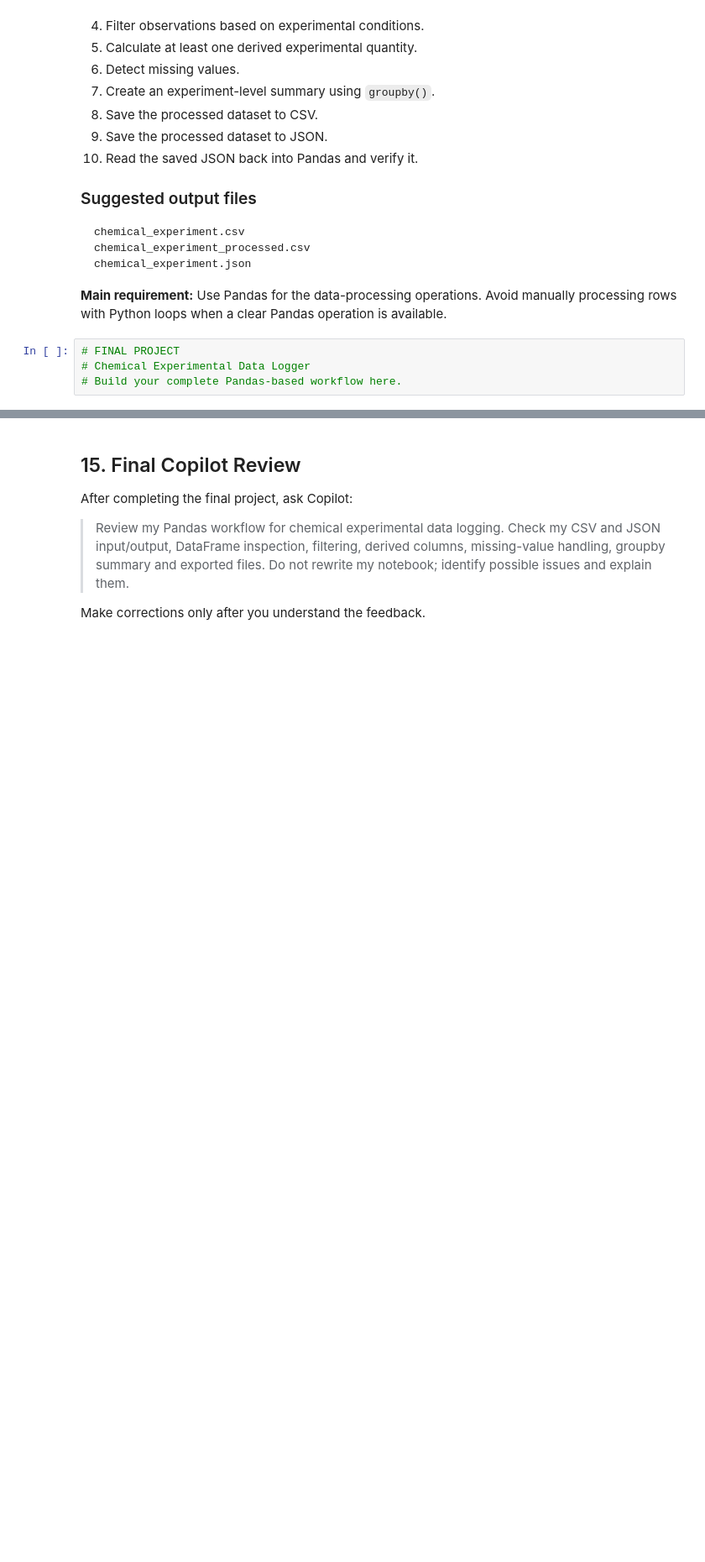
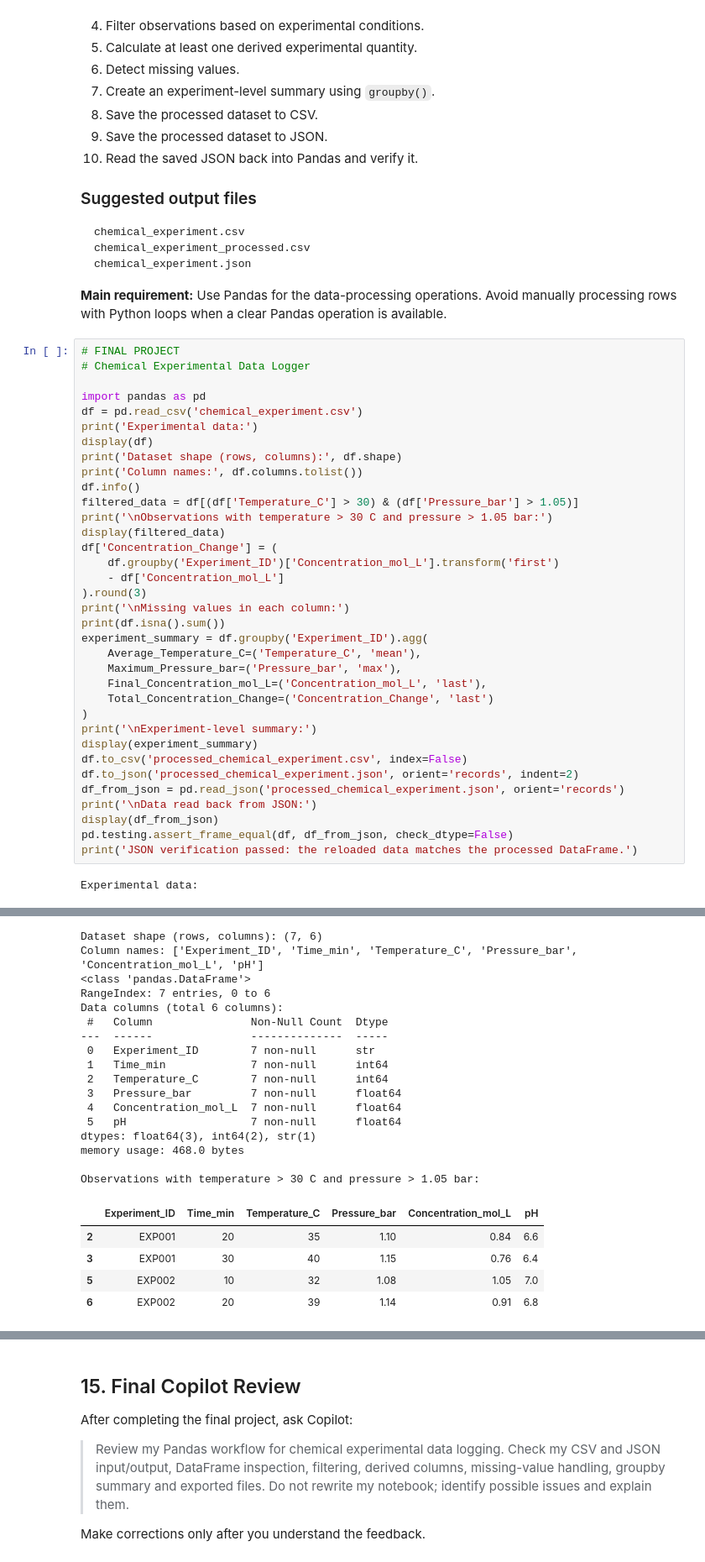
Before and after one commit to sakshamtungare-del/CP_Practical, a Jupyter notebook: Practical_08_File_IO_Experimental_Data_Pandas_CSV_JSON.ipynb, the cells around one changed output, grey strips where cells are left out. Shown: that part at 84% size. Cells and saved outputs as stored; diff of their text form; blank space fills up the shorter version.

````diff
--- a/Practical_08_File_IO_Experimental_Data_Pandas_CSV_JSON.ipynb
+++ b/Practical_08_File_IO_Experimental_Data_Pandas_CSV_JSON.ipynb
@@ -543,7 +571,40 @@ chemical_experiment.json
 ```
 
 **Main requirement:** Use Pandas for the data-processing operations. Avoid manually processing rows with Python loops when a clear Pandas operation is available.
-# %%
-# FINAL PROJECT
-# Chemical Experimental Data Logger
-# Build your complete Pandas-based workflow here.
+# %%
+# FINAL PROJECT
+# Chemical Experimental Data Logger
+
+import pandas as pd
+df = pd.read_csv('chemical_experiment.csv')
+print('Experimental data:')
+display(df)
+print('Dataset shape (rows, columns):', df.shape)
+print('Column names:', df.columns.tolist())
+df.info()
+filtered_data = df[(df['Temperature_C'] > 30) & (df['Pressure_bar'] > 1.05)]
+print('\nObservations with temperature > 30 C and pressure > 1.05 bar:')
+display(filtered_data)
+df['Concentration_Change'] = (
+    df.groupby('Experiment_ID')['Concentration_mol_L'].transform('first')
+    - df['Concentration_mol_L']
+).round(3)
+print('\nMissing values in each column:')
+print(df.isna().sum())
+experiment_summary = df.groupby('Experiment_ID').agg(
+    Average_Temperature_C=('Temperature_C', 'mean'),
+    Maximum_Pressure_bar=('Pressure_bar', 'max'),
+    Final_Concentration_mol_L=('Concentration_mol_L', 'last'),
+    Total_Concentration_Change=('Concentration_Change', 'last')
+)
+print('\nExperiment-level summary:')
+display(experiment_summary)
+df.to_csv('processed_chemical_experiment.csv', index=False)
+df.to_json('processed_chemical_experiment.json', orient='records', indent=2)
+df_from_json = pd.read_json('processed_chemical_experiment.json', orient='records')
+print('\nData read back from JSON:')
+display(df_from_json)
+pd.testing.assert_frame_equal(df, df_from_json, check_dtype=False)
+print('JSON verification passed: the reloaded data matches the processed DataFrame.')
+# %% [output]
+Experimental data:
@@ -549,0 +619,22 @@ chemical_experiment.json
+Dataset shape (rows, columns): (7, 6)
+Column names: ['Experiment_ID', 'Time_min', 'Temperature_C', 'Pressure_bar', 'Concentration_mol_L', 'pH']
+<class 'pandas.DataFrame'>
+RangeIndex: 7 entries, 0 to 6
+Data columns (total 6 columns):
+ #   Column               Non-Null Count  Dtype
+---  ------               --------------  -----
+ 0   Experiment_ID        7 non-null      str
+ 1   Time_min             7 non-null      int64
+ 2   Temperature_C        7 non-null      int64
+ 3   Pressure_bar         7 non-null      float64
+ 4   Concentration_mol_L  7 non-null      float64
+ 5   pH                   7 non-null      float64
+dtypes: float64(3), int64(2), str(1)
+memory usage: 468.0 bytes
+
+Observations with temperature > 30 C and pressure > 1.05 bar:
+|  | Experiment_ID | Time_min | Temperature_C | Pressure_bar | Concentration_mol_L | pH |
+| 2 | EXP001 | 20 | 35 | 1.10 | 0.84 | 6.6 |
+| 3 | EXP001 | 30 | 40 | 1.15 | 0.76 | 6.4 |
+| 5 | EXP002 | 10 | 32 | 1.08 | 1.05 | 7.0 |
+| 6 | EXP002 | 20 | 39 | 1.14 | 0.91 | 6.8 |
````
Also changed, not shown: parts of 2 cells of this notebook, 4 other files.
